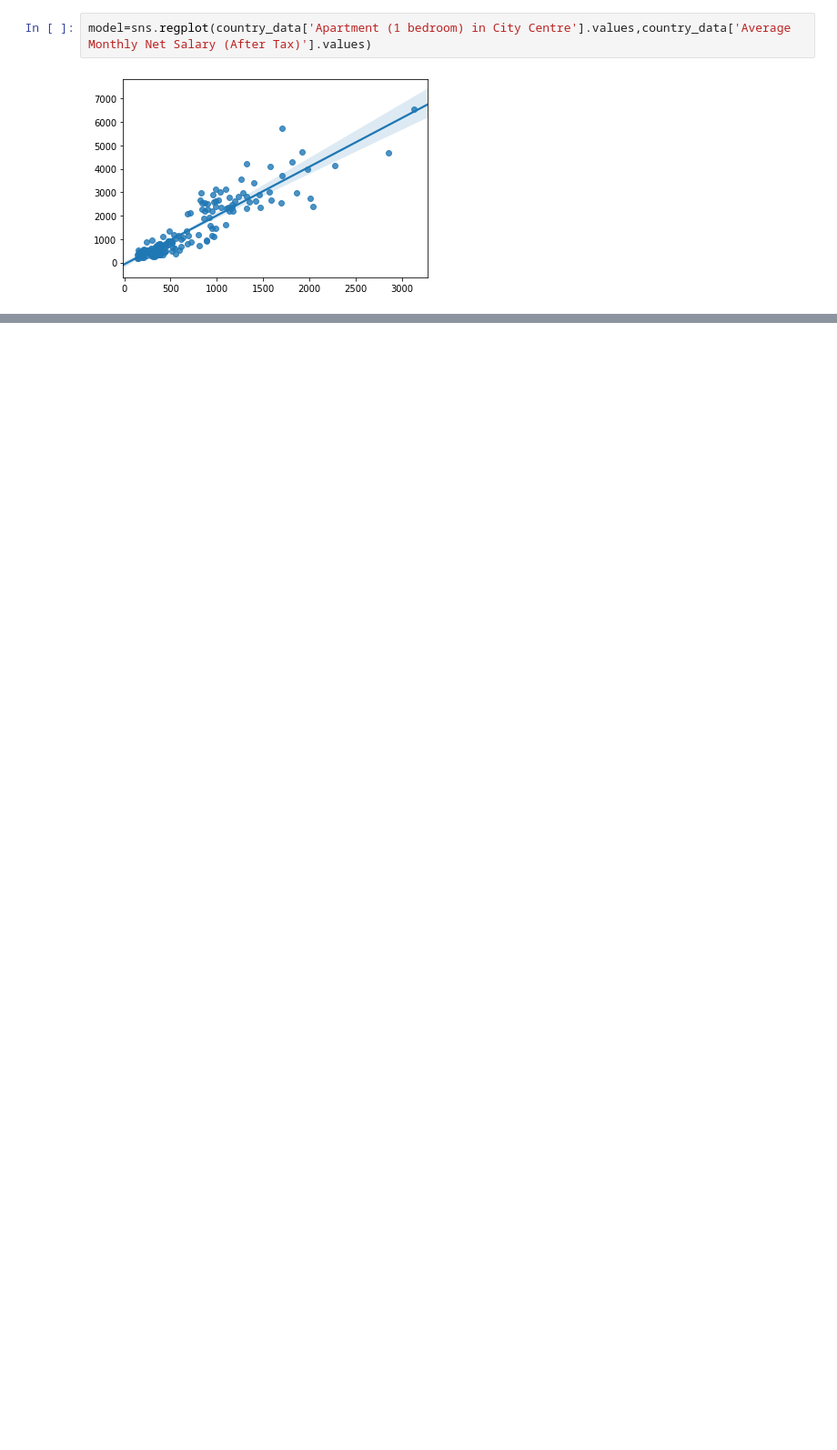
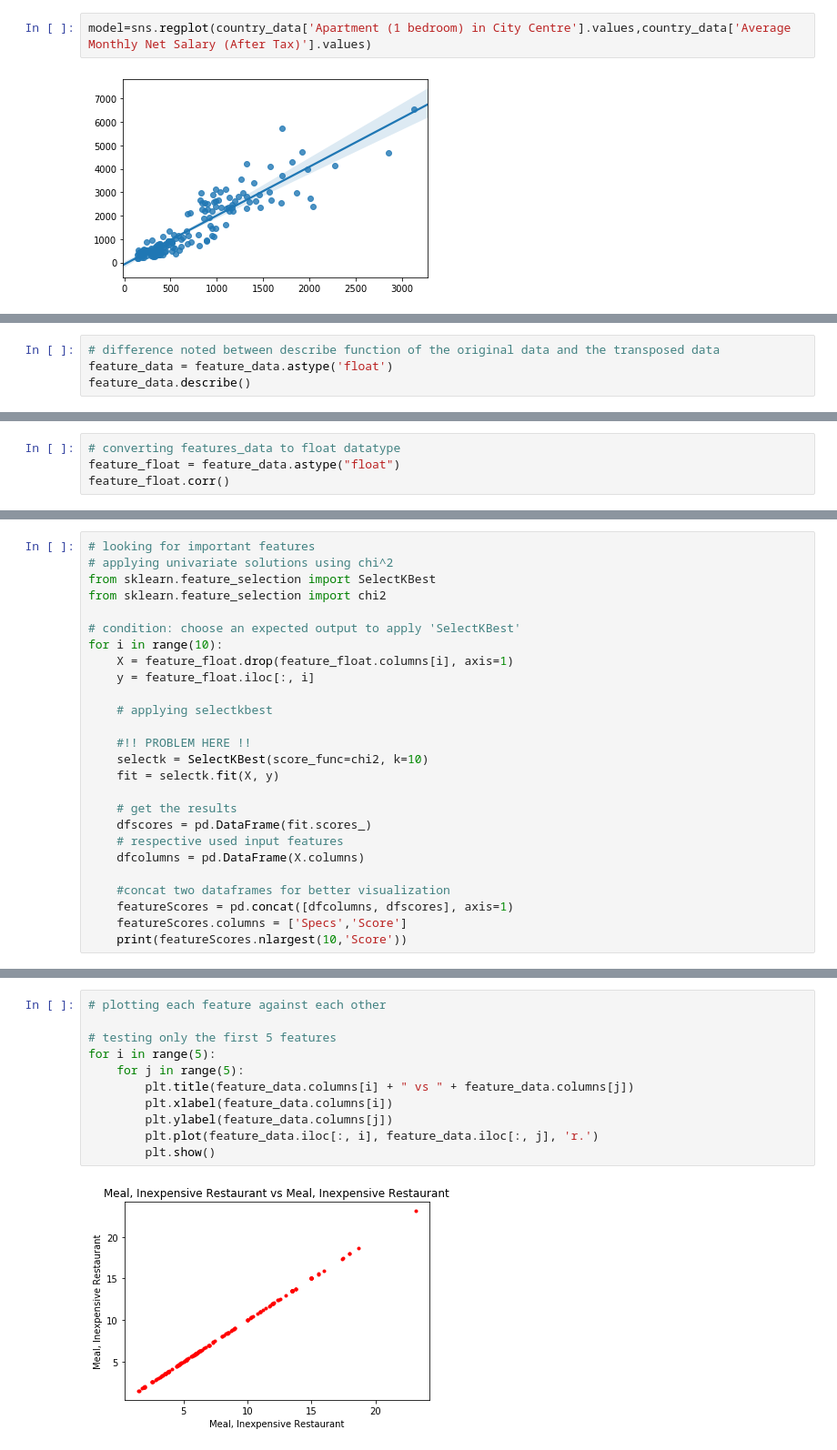
Before and after one commit to tamizh3110/cost_of_living, a Jupyter notebook: Cost_of_living.ipynb, the cells around one changed output, grey strips where cells are left out. Shown at 91% size. Saved outputs shown, nothing was run; the diff lists cells and outputs as text; blank space fills up the shorter version.

```diff
--- a/Cost_of_living.ipynb
+++ b/Cost_of_living.ipynb
@@ -307,0 +509,4 @@ model=sns.regplot(country_data['Apartment (1 bedroom) in City Centre'].values,co
+# %%
+# difference noted between describe function of the original data and the transposed data
+feature_data = feature_data.astype('float')
+feature_data.describe()
@@ -307,0 +628,4 @@ model=sns.regplot(country_data['Apartment (1 bedroom) in City Centre'].values,co
+# %%
+# converting features_data to float datatype
+feature_float = feature_data.astype("float")
+feature_float.corr()
@@ -307,0 +652,26 @@ model=sns.regplot(country_data['Apartment (1 bedroom) in City Centre'].values,co
+# %%
+# looking for important features
+# applying univariate solutions using chi^2
+from sklearn.feature_selection import SelectKBest
+from sklearn.feature_selection import chi2
+
+# condition: choose an expected output to apply 'SelectKBest'
+for i in range(10):
+    X = feature_float.drop(feature_float.columns[i], axis=1)
+    y = feature_float.iloc[:, i]
+
+    # applying selectkbest
+
+    #!! PROBLEM HERE !!
+    selectk = SelectKBest(score_func=chi2, k=10)
+    fit = selectk.fit(X, y)
+
+    # get the results
+    dfscores = pd.DataFrame(fit.scores_)
+    # respective used input features
+    dfcolumns = pd.DataFrame(X.columns)
+
+    #concat two dataframes for better visualization
+    featureScores = pd.concat([dfcolumns, dfscores], axis=1)
+    featureScores.columns = ['Specs','Score']
+    print(featureScores.nlargest(10,'Score'))
@@ -307,0 +683,13 @@ model=sns.regplot(country_data['Apartment (1 bedroom) in City Centre'].values,co
+# %%
+# plotting each feature against each other
+
+# testing only the first 5 features
+for i in range(5):
+    for j in range(5):
+        plt.title(feature_data.columns[i] + " vs " + feature_data.columns[j])
+        plt.xlabel(feature_data.columns[i])
+        plt.ylabel(feature_data.columns[j])
+        plt.plot(feature_data.iloc[:, i], feature_data.iloc[:, j], 'r.')
+        plt.show()
+# %% [output]
+[figure, added]
```
Also changed, not shown: parts of 21 cells of this notebook.
